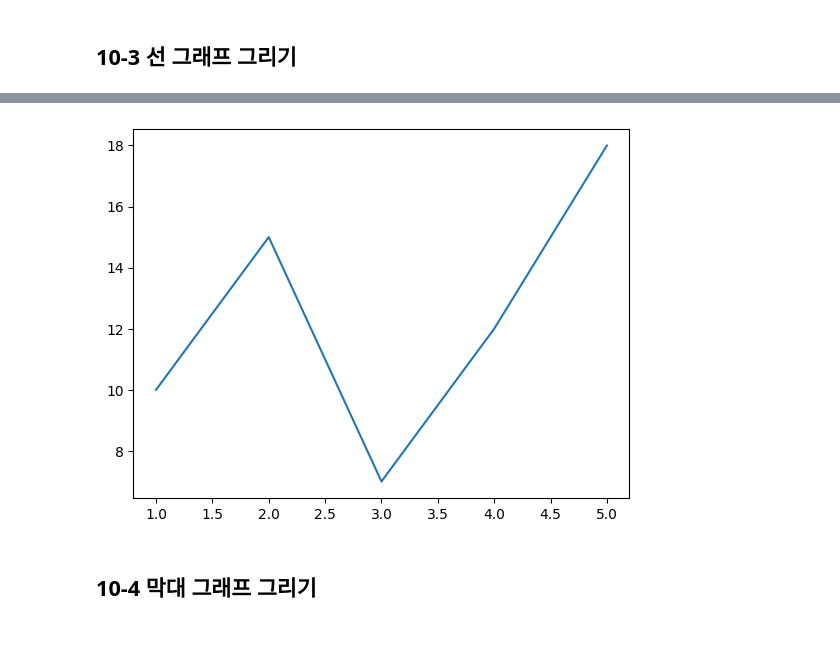
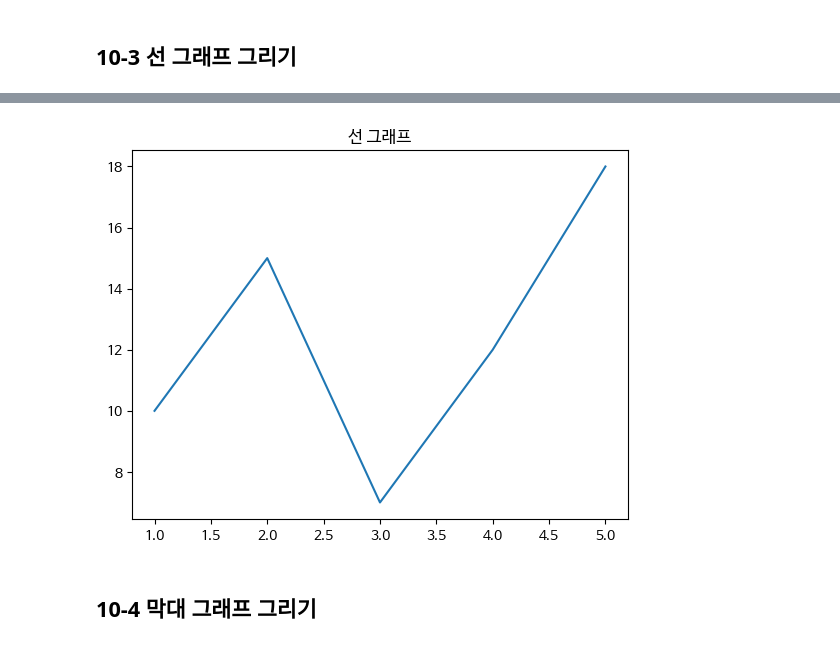
Before and after one commit to soskjh5382/Data-Analysis-with-Open-Source, a Jupyter notebook: 오픈소스_데이터_분석_10강.ipynb, the cells around one changed output, grey strips where cells are left out. Saved outputs shown, nothing was run; the diff lists cells and outputs as text; code cells hidden in the pictures.

```diff
--- a/오픈소스_데이터_분석_10강.ipynb
+++ b/오픈소스_데이터_분석_10강.ipynb
@@ -124,6 +114,7 @@ y = [10, 15, 7, 12, 18]
 plt.plot(x, y)
 
 # 제목 설정
+plt.title('선 그래프')
 
 plt.show()
 # %% [output]
@@ -147,4 +121,4 @@ WARNING:matplotlib.font_manager:findfont: Font family 'NanumBarunGothic' not fou
-[figure, old version]
+[figure, new version]
 # %% [markdown]
 ## 10-4 막대 그래프 그리기
 # %%
```
Also changed, not shown: parts of 11 cells of this notebook.
